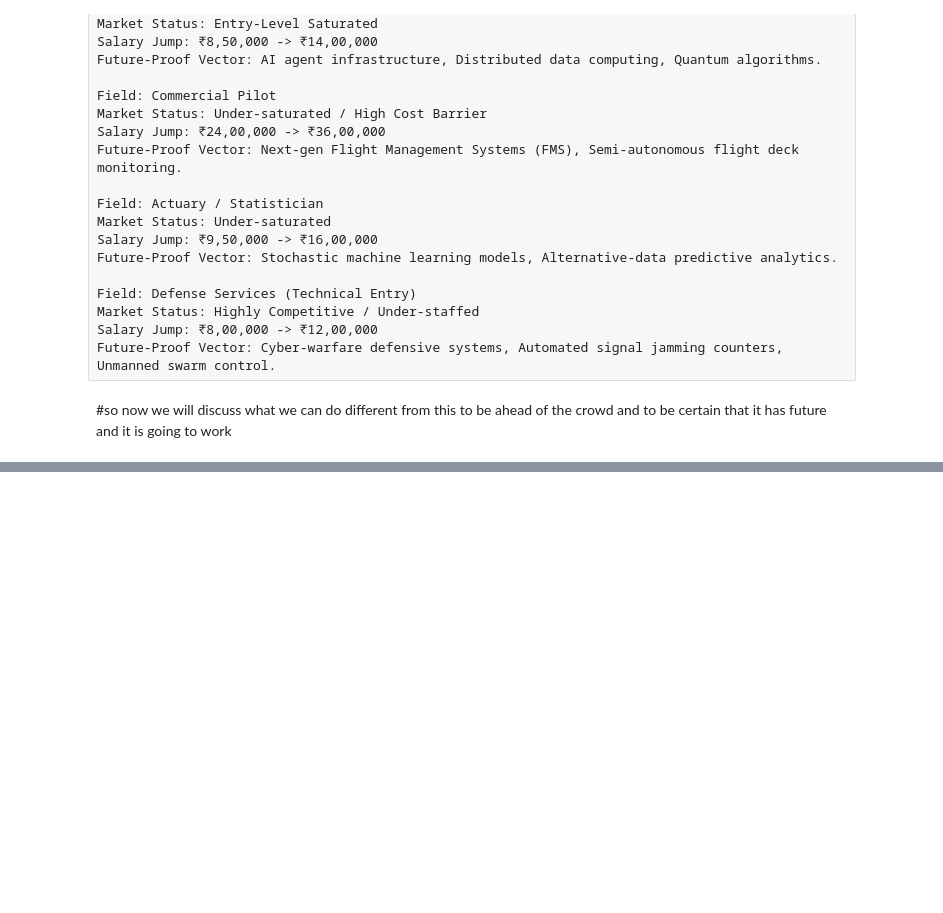
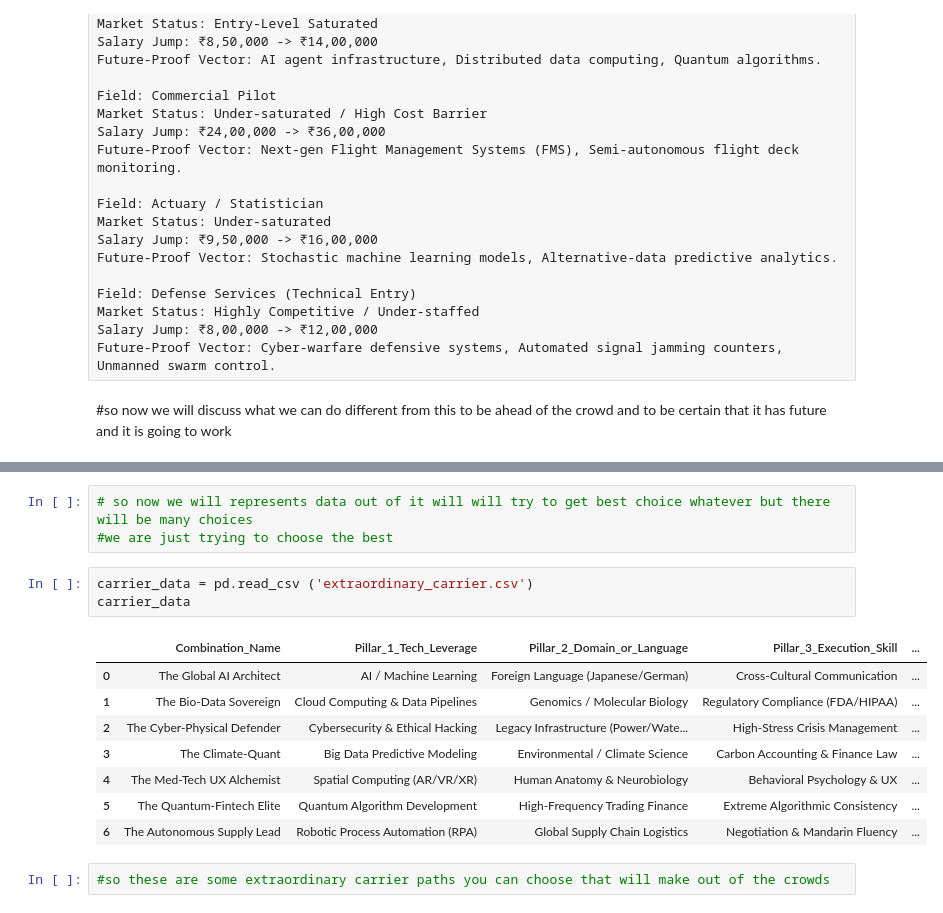
Before and after one commit to Venux09/Carrier-analysis-project, a Jupyter notebook: science stream deep analysis/science_stream_second_page.ipynb, the cells around one changed output, grey strips where cells are left out. Saved outputs shown, nothing was run; the diff lists cells and outputs as text; blank space fills up the shorter version.

```diff
--- a/science stream deep analysis/science_stream_second_page.ipynb
+++ b/science stream deep analysis/science_stream_second_page.ipynb
@@ -243,0 +322,17 @@ Future-Proof Vector: Cyber-warfare defensive systems, Automated signal jamming c
+# %%
+# so now we will represents data out of it will will try to get best choice whatever but there will be many choices
+#we are just trying to choose the best
+# %%
+carrier_data = pd.read_csv ('extraordinary_carrier.csv')
+carrier_data
+# %% [output]
+|  | Combination_Name | Pillar_1_Tech_Leverage | Pillar_2_Domain_or_Language | Pillar_3_Execution_Skill | ... |
+| 0 | The Global AI Architect | AI / Machine Learning | Foreign Language (Japanese/German) | Cross-Cultural Communication | ... |
+| 1 | The Bio-Data Sovereign | Cloud Computing & Data Pipelines | Genomics / Molecular Biology | Regulatory Compliance (FDA/HIPAA) | ... |
+| 2 | The Cyber-Physical Defender | Cybersecurity & Ethical Hacking | Legacy Infrastructure (Power/Wate... | High-Stress Crisis Management | ... |
+| 3 | The Climate-Quant | Big Data Predictive Modeling | Environmental / Climate Science | Carbon Accounting & Finance Law | ... |
+| 4 | The Med-Tech UX Alchemist | Spatial Computing (AR/VR/XR) | Human Anatomy & Neurobiology | Behavioral Psychology & UX | ... |
+| 5 | The Quantum-Fintech Elite | Quantum Algorithm Development | High-Frequency Trading Finance | Extreme Algorithmic Consistency | ... |
+| 6 | The Autonomous Supply Lead | Robotic Process Automation (RPA) | Global Supply Chain Logistics | Negotiation & Mandarin Fluency | ... |
+# %%
+#so these are some extraordinary carrier paths you can choose that will make out of the crowds
```
Also changed, not shown: parts of 8 cells of this notebook, 1 other file.
